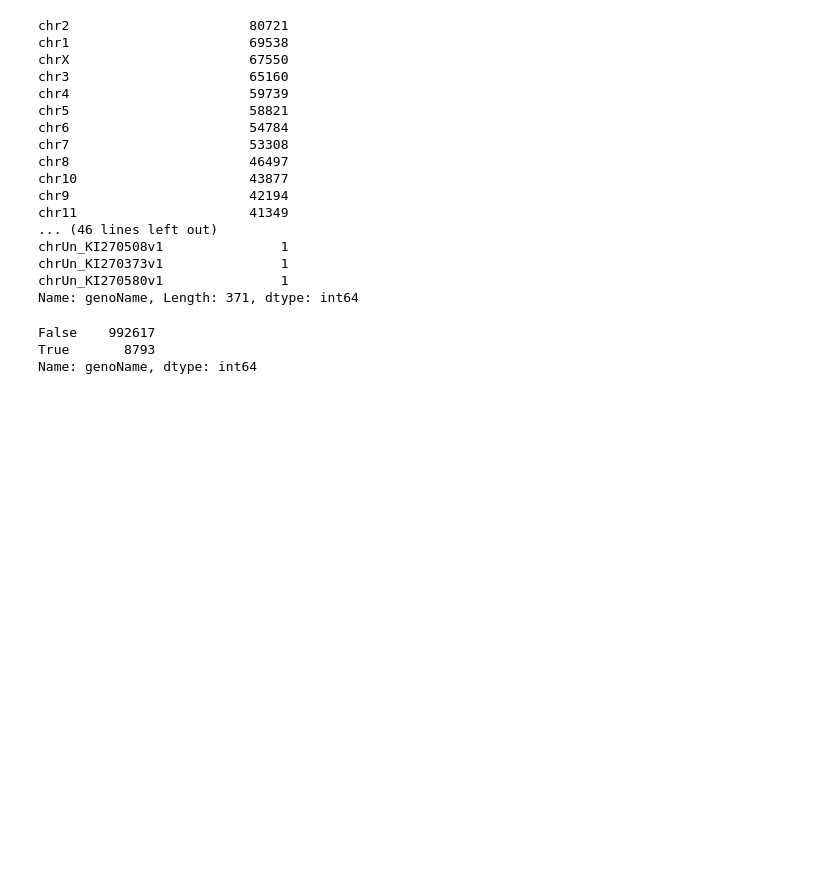
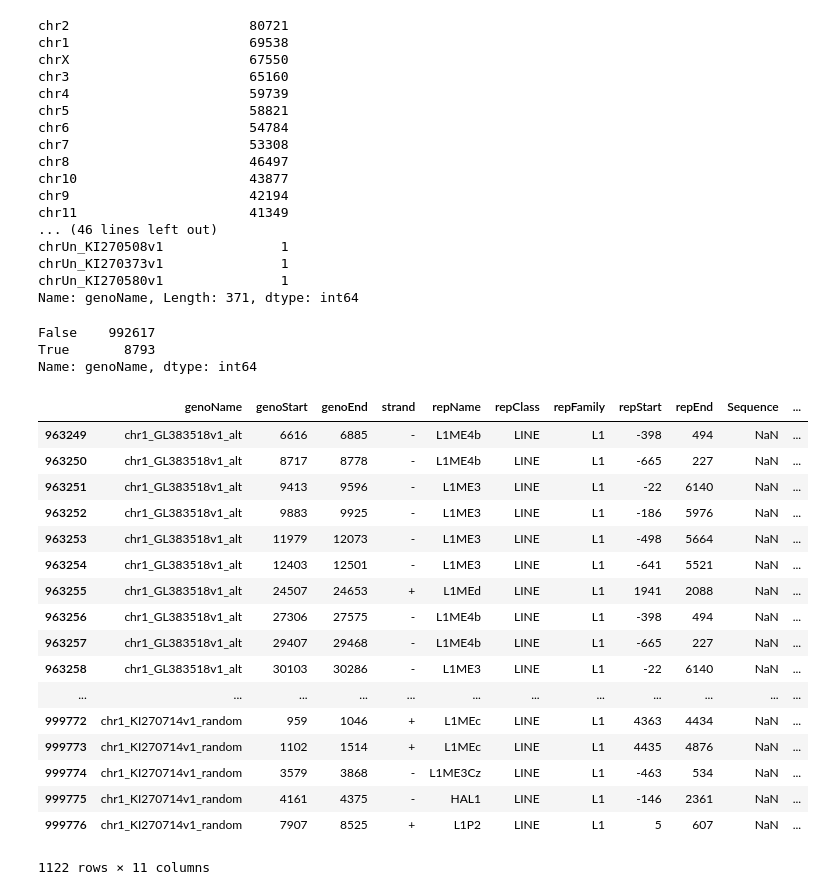
Before and after one commit to eagomezc/Retrotransposon_app, a Jupyter notebook: visuals/LINE-1 (1).ipynb, the cells around one changed output. Drawn from its saved outputs; the diff is of its cells as text; code cells hidden in the pictures; blank space fills up the shorter version.

```diff
--- a/visuals/LINE-1 (1).ipynb
+++ b/visuals/LINE-1 (1).ipynb
@@ -65,6 +65,27 @@ series
 False    992617
 True       8793
 Name: genoName, dtype: int64
+# %%
+ data1[data1.genoName.str.contains('chr1_')]# filter data for each genoName
+# %% [output]
+|  | genoName | genoStart | genoEnd | strand | repName | repClass | repFamily | repStart | repEnd | Sequence | ... |
+| 963249 | chr1_GL383518v1_alt | 6616 | 6885 | - | L1ME4b | LINE | L1 | -398 | 494 | NaN | ... |
+| 963250 | chr1_GL383518v1_alt | 8717 | 8778 | - | L1ME4b | LINE | L1 | -665 | 227 | NaN | ... |
+| 963251 | chr1_GL383518v1_alt | 9413 | 9596 | - | L1ME3 | LINE | L1 | -22 | 6140 | NaN | ... |
+| 963252 | chr1_GL383518v1_alt | 9883 | 9925 | - | L1ME3 | LINE | L1 | -186 | 5976 | NaN | ... |
+| 963253 | chr1_GL383518v1_alt | 11979 | 12073 | - | L1ME3 | LINE | L1 | -498 | 5664 | NaN | ... |
+| 963254 | chr1_GL383518v1_alt | 12403 | 12501 | - | L1ME3 | LINE | L1 | -641 | 5521 | NaN | ... |
+| 963255 | chr1_GL383518v1_alt | 24507 | 24653 | + | L1MEd | LINE | L1 | 1941 | 2088 | NaN | ... |
+| 963256 | chr1_GL383518v1_alt | 27306 | 27575 | - | L1ME4b | LINE | L1 | -398 | 494 | NaN | ... |
+| 963257 | chr1_GL383518v1_alt | 29407 | 29468 | - | L1ME4b | LINE | L1 | -665 | 227 | NaN | ... |
+| 963258 | chr1_GL383518v1_alt | 30103 | 30286 | - | L1ME3 | LINE | L1 | -22 | 6140 | NaN | ... |
+| ... | ... | ... | ... | ... | ... | ... | ... | ... | ... | ... | ... |
+| 999772 | chr1_KI270714v1_random | 959 | 1046 | + | L1MEc | LINE | L1 | 4363 | 4434 | NaN | ... |
+| 999773 | chr1_KI270714v1_random | 1102 | 1514 | + | L1MEc | LINE | L1 | 4435 | 4876 | NaN | ... |
+| 999774 | chr1_KI270714v1_random | 3579 | 3868 | - | L1ME3Cz | LINE | L1 | -463 | 534 | NaN | ... |
+| 999775 | chr1_KI270714v1_random | 4161 | 4375 | - | HAL1 | LINE | L1 | -146 | 2361 | NaN | ... |
+| 999776 | chr1_KI270714v1_random | 7907 | 8525 | + | L1P2 | LINE | L1 | 5 | 607 | NaN | ... |
+1122 rows × 11 columns
 # %%
 import plotly #plotly's python package
 
```
Also changed, not shown: parts of 3 cells of this notebook.
